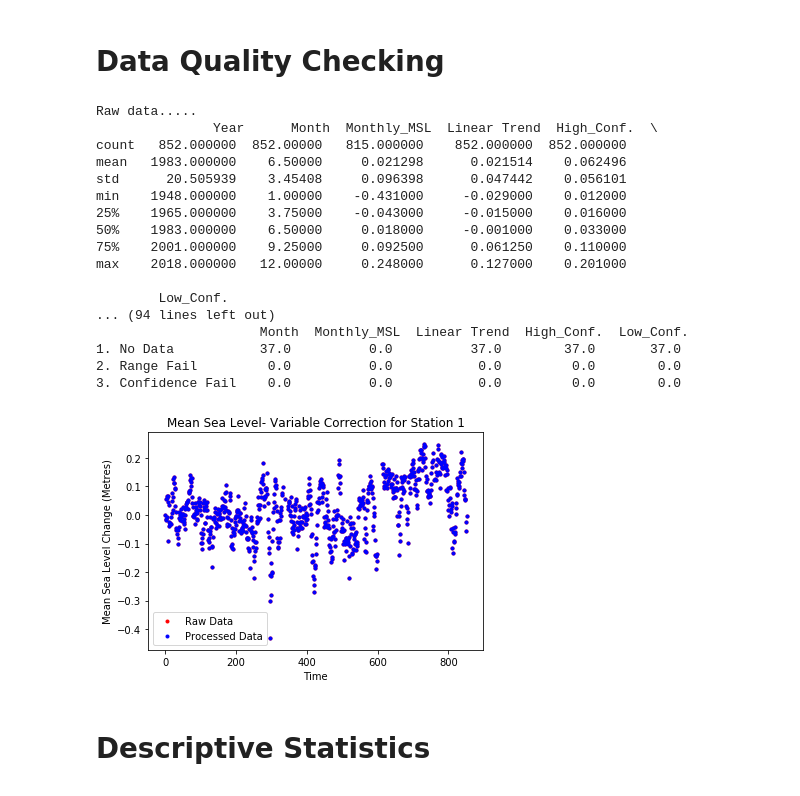
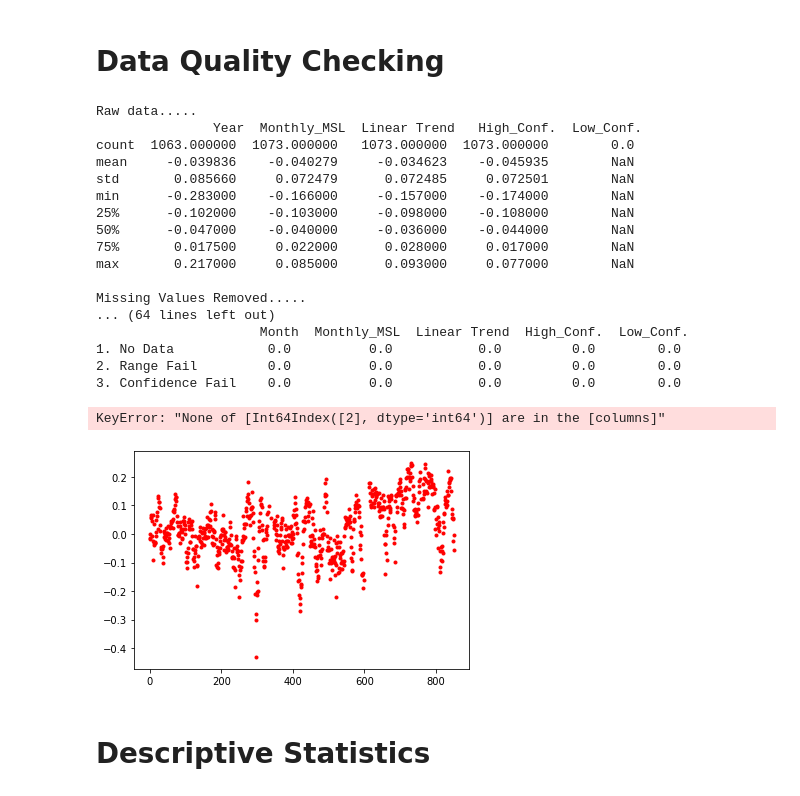
Before and after one commit to avnika16/EAPS651Project, a Jupyter notebook: DataQualityChecking-checkpoint.ipynb, the cells around one changed output. Cells and saved outputs as stored; diff of their text form; code cells hidden in the pictures.

```diff
--- a/DataQualityChecking-checkpoint.ipynb
+++ b/DataQualityChecking-checkpoint.ipynb
@@ -146,48 +146,50 @@ print("\nMissing Values Removed.....\n", DataDF.describe())
 DataDF, ReplacedValuesDF = check2_removeouterrange( DataDF, ReplacedValuesDF )
 
 print("\nCheck for MSL values in Range complete.....\n", DataDF.describe())
 
 DataDF, ReplacedValuesDF = check3_poorconfidence(DataDF, ReplacedValuesDF)
 
 print("\nConfidence width check complete.....\n", DataDF.describe())
 
 print("\nAll processing finished.....\n", DataDF.describe())
 print("\nFinal changed values counts.....\n", ReplacedValuesDF)
 
 
 #Raw data Variables
 Open= ReadData('1630000_meantrend.csv')
 RawData = Open[0]
 
 #Plotting Raw and Processed Data
 plot1= plt.figure()
 ax1= plot1.add_subplot(111)
-ax1.scatter(x=DataDF.index.values, y=RawData['Monthly_MSL'], marker='.', label="Raw Data", color = "red")
-ax1.scatter(x=DataDF.index.values, y=DataDF['Monthly_MSL'],  marker='.', label='Processed Data', color = "blue")
+ax1.scatter(x=RawData.index.values, y=RawData['Monthly_MSL'], marker='.', label="Raw Data", color = "red")
+ax1.scatter(x=DataDF.index.values, y=DataDF[[2]],  marker='.', label='Processed Data', color = "blue")
 plt.xlabel('Time')
 plt.ylabel('Mean Sea Level Change (Metres)')
 plt.title('Mean Sea Level- Variable Correction for Station 1')
 plt.legend(loc = 'lower left')
 DataDFG=DataDF
+DataDFG
 # %% [output]
 Raw data.....
-               Year      Month  Monthly_MSL  Linear Trend  High_Conf.  \
-count   852.000000  852.00000   815.000000    852.000000  852.000000
-mean   1983.000000    6.50000     0.021298      0.021514    0.062496
-std      20.505939    3.45408     0.096398      0.047442    0.056101
-min    1948.000000    1.00000    -0.431000     -0.029000    0.012000
-25%    1965.000000    3.75000    -0.043000     -0.015000    0.016000
-50%    1983.000000    6.50000     0.018000     -0.001000    0.033000
-75%    2001.000000    9.25000     0.092500      0.061250    0.110000
-max    2018.000000   12.00000     0.248000      0.127000    0.201000
+               Year  Monthly_MSL  Linear Trend   High_Conf.  Low_Conf.
+count  1063.000000  1073.000000   1073.000000  1073.000000        0.0
+mean     -0.039836    -0.040279     -0.034623    -0.045935        NaN
+std       0.085660     0.072479      0.072485     0.072501        NaN
+min      -0.283000    -0.166000     -0.157000    -0.174000        NaN
+25%      -0.102000    -0.103000     -0.098000    -0.108000        NaN
+50%      -0.047000    -0.040000     -0.036000    -0.044000        NaN
+75%       0.017500     0.022000      0.028000     0.017000        NaN
+max       0.217000     0.085000      0.093000     0.077000        NaN
 
-        Low_Conf.
-... (94 lines left out)
+Missing Values Removed.....
+... (64 lines left out)
                      Month  Monthly_MSL  Linear Trend  High_Conf.  Low_Conf.
-1. No Data           37.0          0.0          37.0        37.0       37.0
+1. No Data            0.0          0.0           0.0         0.0        0.0
 2. Range Fail         0.0          0.0           0.0         0.0        0.0
 3. Confidence Fail    0.0          0.0           0.0         0.0        0.0
+KeyError: "None of [Int64Index([2], dtype='int64')] are in the [columns]"
-[figure, old version]
+[figure, new version]
 # %% [markdown]
 # Descriptive Statistics
 # %%
```
Also changed, not shown: parts of 17 cells of this notebook.
